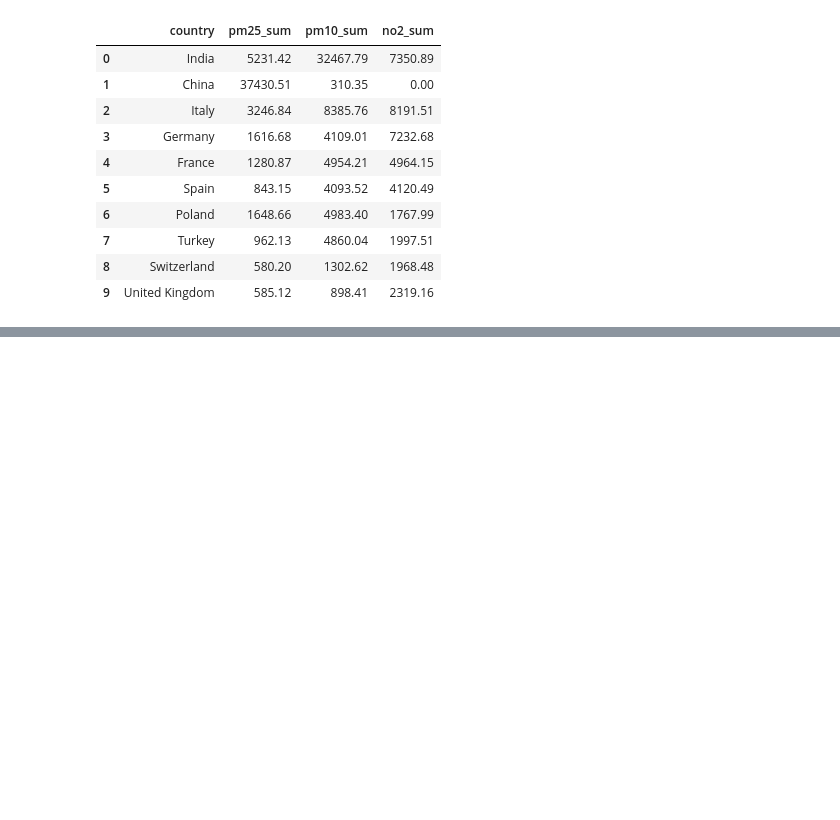
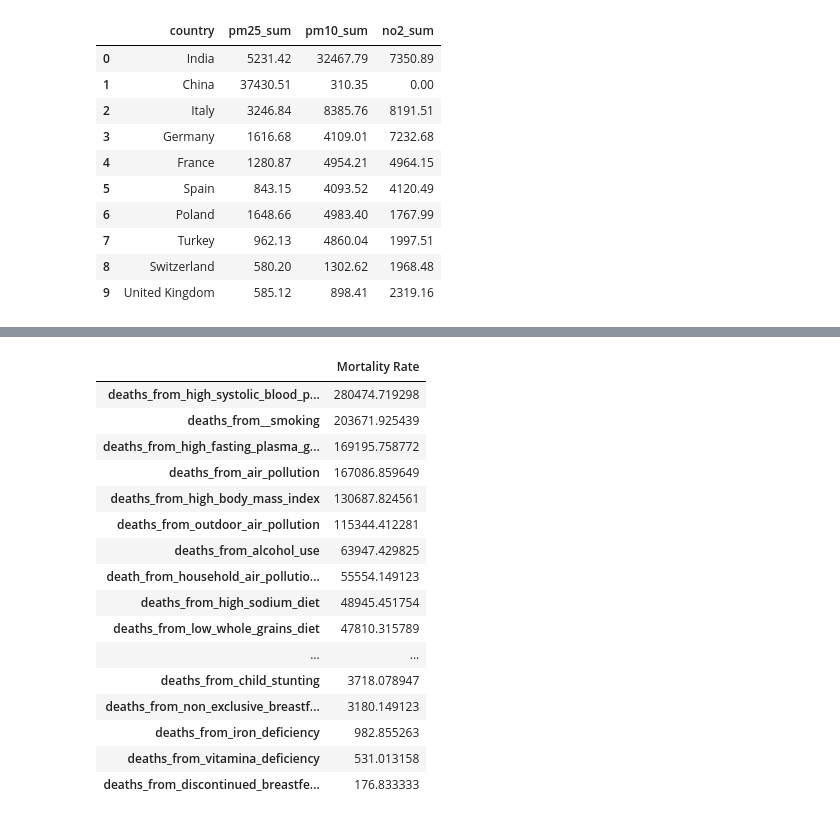
Before and after one commit to sameenshahzad/Project-3_Group-13, a Jupyter notebook: Slides & Analysis/Analysis.ipynb, the cells around one changed output, grey strips where cells are left out. Drawn from its saved outputs; the diff is of its cells as text; code cells hidden in the pictures; blank space fills up the shorter version.

```diff
--- a/Slides & Analysis/Analysis.ipynb
+++ b/Slides & Analysis/Analysis.ipynb
@@ -300,0 +762,85 @@ Countries ranked by the highest count of mortality death related to pollution
+# %%
+# Select the desired columns and filter by year 2019
+results = session.query(
+       Number_of_deaths_by_risk_factor.country,
+       Number_of_deaths_by_risk_factor.deaths_from_outdoor_air_pollution,
+       Number_of_deaths_by_risk_factor.deaths_from_high_systolic_blood_pressure,
+       Number_of_deaths_by_risk_factor.deaths_from_high_sodium_diet,
+       Number_of_deaths_by_risk_factor.deaths_from_low_whole_grains_diet,
+       Number_of_deaths_by_risk_factor.deaths_from_alcohol_use,
+       Number_of_deaths_by_risk_factor.deaths_from_low_fruits_diet,
+       Number_of_deaths_by_risk_factor.deaths_from_unsafe_water_source,
+       Number_of_deaths_by_risk_factor.deaths_from_secondhand_smoke,
+       Number_of_deaths_by_risk_factor.death_from_low_birth_weight,
+       Number_of_deaths_by_risk_factor.deaths_from_child_wasting,
+       Number_of_deaths_by_risk_factor.deaths_from_unsafe_sex,
+       Number_of_deaths_by_risk_factor.deaths_from_diet_low_in_nuts_and_seeds,
+       Number_of_deaths_by_risk_factor.death_from_household_air_pollution_from_solid_fuels,
+       Number_of_deaths_by_risk_factor.deaths_from_diet_low_in_vegetables,
+       Number_of_deaths_by_risk_factor.deaths_low_physical_activity,
+       Number_of_deaths_by_risk_factor.deaths_from__smoking,
+       Number_of_deaths_by_risk_factor.deaths_from_high_fasting_plasma_glucose,
+       Number_of_deaths_by_risk_factor.deaths_from_air_pollution,
+       Number_of_deaths_by_risk_factor.deaths_from_high_body_mass_index,
+       Number_of_deaths_by_risk_factor.deaths_from_unsafe_sanitation,
+       Number_of_deaths_by_risk_factor.deaths_from_no_access_to_handwashing_facility,
+       Number_of_deaths_by_risk_factor.deaths_from_drug_use,
+       Number_of_deaths_by_risk_factor.deaths_from_low_bone_mineral_density,
+       Number_of_deaths_by_risk_factor.deaths_from_vitamina_deficiency,
+       Number_of_deaths_by_risk_factor.deaths_from_child_stunting,
+       Number_of_deaths_by_risk_factor.deaths_from_discontinued_breastfeeding,
+       Number_of_deaths_by_risk_factor.deaths_from_non_exclusive_breastfeeding,
+       Number_of_deaths_by_risk_factor.deaths_from_iron_deficiency
+).filter(
+       Number_of_deaths_by_risk_factor.year == 2019
+).all()
+
+# Create a Pandas DataFrame from the results
+df = pd.DataFrame(results, columns=[
+       'country',
+       'deaths_from_outdoor_air_pollution',
+       'deaths_from_high_systolic_blood_pressure',
+       'deaths_from_high_sodium_diet', 'deaths_from_low_whole_grains_diet',
+       'deaths_from_alcohol_use', 'deaths_from_low_fruits_diet',
+       'deaths_from_unsafe_water_source', 'deaths_from_secondhand_smoke',
+       'death_from_low_birth_weight', 'deaths_from_child_wasting',
+       'deaths_from_unsafe_sex', 'deaths_from_diet_low_in_nuts_and_seeds',
+       'death_from_household_air_pollution_from_solid_fuels',
+       'deaths_from_diet_low_in_vegetables', 'deaths_low_physical_activity',
+       'deaths_from__smoking', 'deaths_from_high_fasting_plasma_glucose',
+       'deaths_from_air_pollution', 'deaths_from_high_body_mass_index',
+       'deaths_from_unsafe_sanitation',
+       'deaths_from_no_access_to_handwashing_facility', 'deaths_from_drug_use',
+       'deaths_from_low_bone_mineral_density',
+       'deaths_from_vitamina_deficiency', 'deaths_from_child_stunting',
+       'deaths_from_discontinued_breastfeeding',
+       'deaths_from_non_exclusive_breastfeeding',
+       'deaths_from_iron_deficiency'
+])
+# Rank the columns by their values in descending order
+ranked_cols = df.mean().sort_values(ascending=False)
+
+
+# Convert the query results to a pandas DataFrame
+df = pd.DataFrame(ranked_cols, columns=['Mortality Rate' ])
+
+# Display the DataFrame
+df.head(30)
+# %% [output]
+|  | Mortality Rate |
+| deaths_from_high_systolic_blood_p... | 280474.719298 |
+| deaths_from__smoking | 203671.925439 |
+| deaths_from_high_fasting_plasma_g... | 169195.758772 |
+| deaths_from_air_pollution | 167086.859649 |
+| deaths_from_high_body_mass_index | 130687.824561 |
+| deaths_from_outdoor_air_pollution | 115344.412281 |
+| deaths_from_alcohol_use | 63947.429825 |
+| death_from_household_air_pollutio... | 55554.149123 |
+| deaths_from_high_sodium_diet | 48945.451754 |
+| deaths_from_low_whole_grains_diet | 47810.315789 |
+| ... | ... |
+| deaths_from_child_stunting | 3718.078947 |
+| deaths_from_non_exclusive_breastf... | 3180.149123 |
+| deaths_from_iron_deficiency | 982.855263 |
+| deaths_from_vitamina_deficiency | 531.013158 |
+| deaths_from_discontinued_breastfe... | 176.833333 |
```
Also changed, not shown: parts of 54 cells of this notebook, 1 other file.
